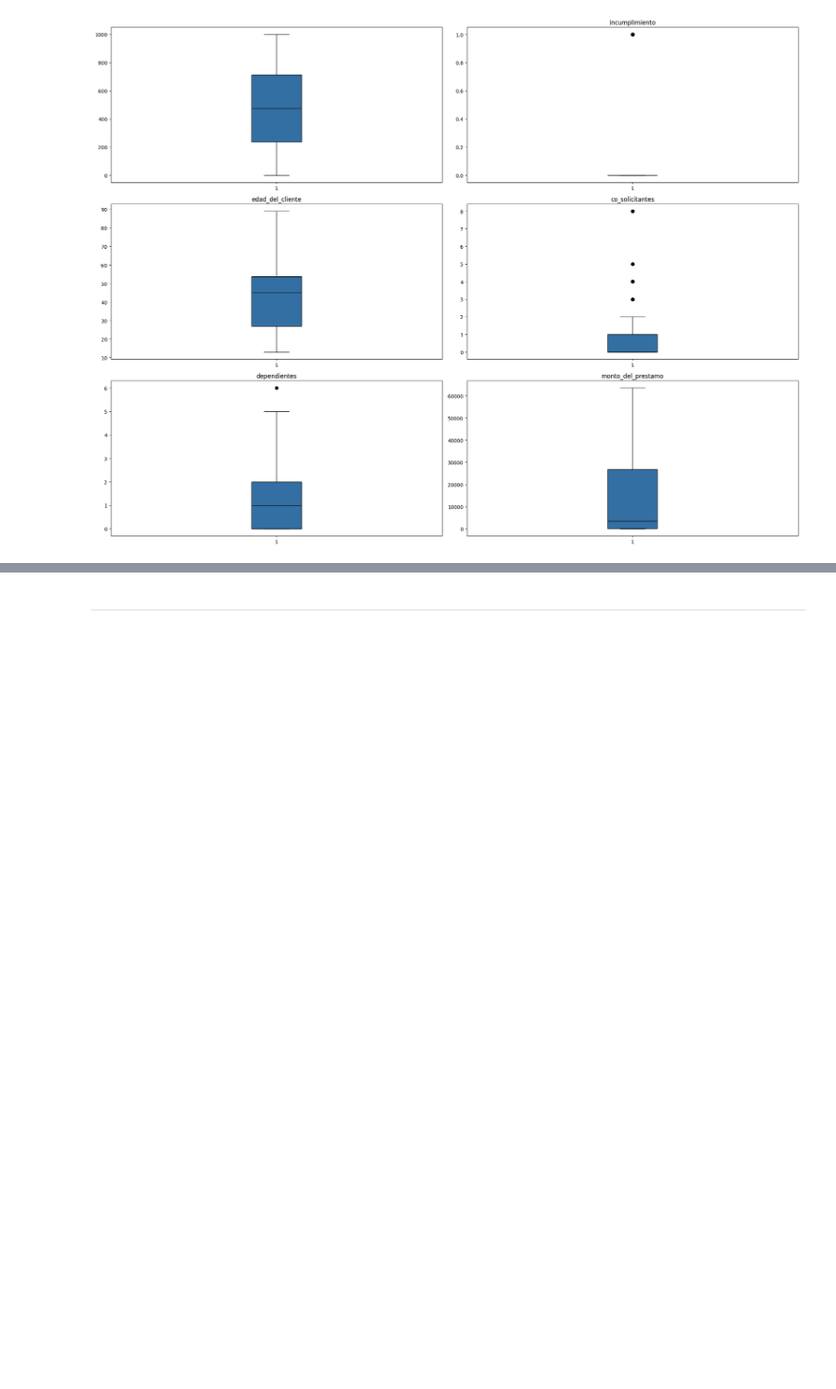
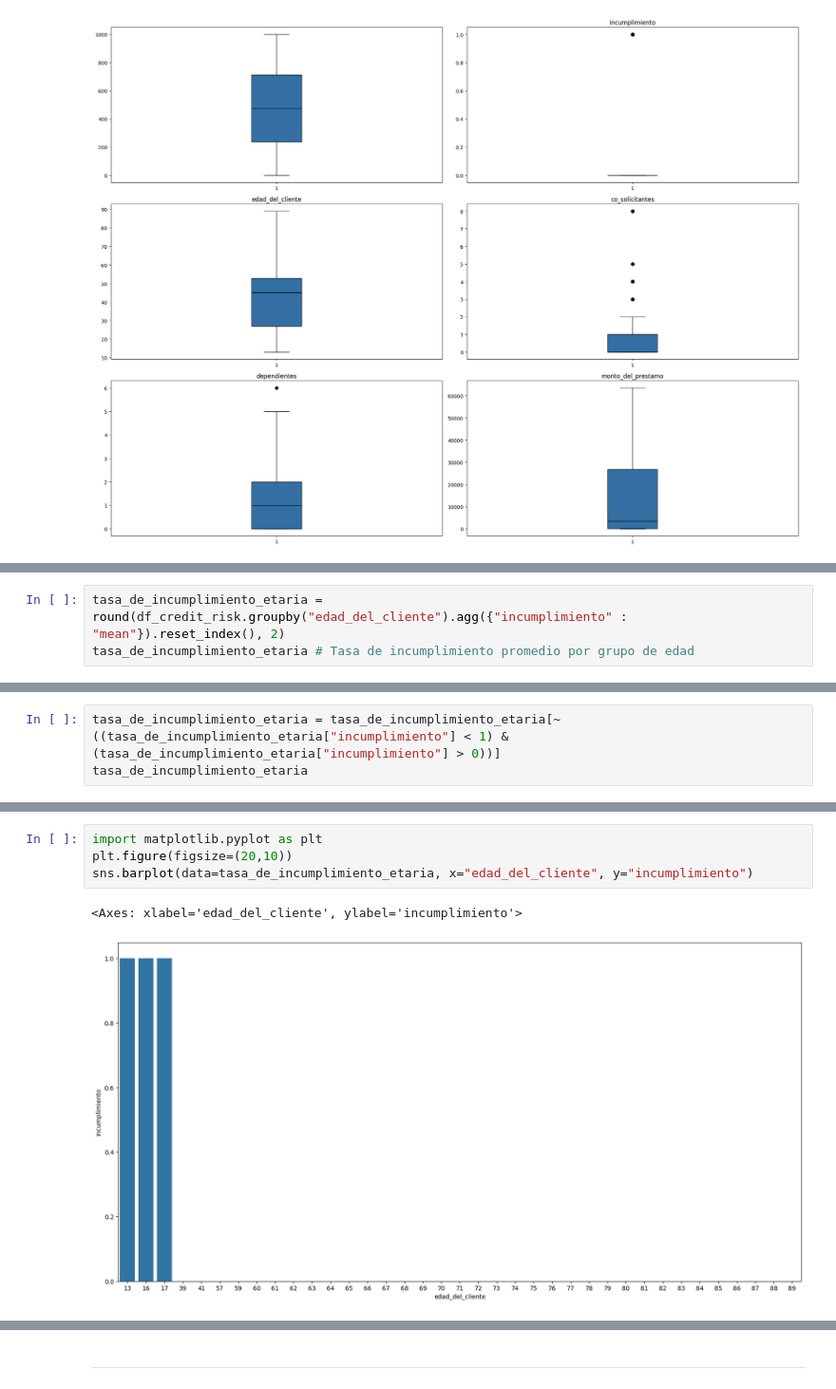
Before and after one commit to lnastri25/POO_UCEMA, a Jupyter notebook: modelos_segundo_parcial/credit_risk/exploracion_modelo.ipynb, the cells around one changed output, grey strips where cells are left out. Shown at 95% size. Cells and saved outputs as stored; diff of their text form; blank space fills up the shorter version.

Commit message:
riesgo crediticio

```diff
--- a/modelos_segundo_parcial/credit_risk/exploracion_modelo.ipynb
+++ b/modelos_segundo_parcial/credit_risk/exploracion_modelo.ipynb
@@ -170,0 +174,3 @@ plot_outliers(df_credit_risk)
+# %%
+tasa_de_incumplimiento_etaria = round(df_credit_risk.groupby("edad_del_cliente").agg({"incumplimiento" : "mean"}).reset_index(), 2)
+tasa_de_incumplimiento_etaria # Tasa de incumplimiento promedio por grupo de edad
@@ -170,0 +227,3 @@ plot_outliers(df_credit_risk)
+# %%
+tasa_de_incumplimiento_etaria = tasa_de_incumplimiento_etaria[~((tasa_de_incumplimiento_etaria["incumplimiento"] < 1) & (tasa_de_incumplimiento_etaria["incumplimiento"] > 0))]
+tasa_de_incumplimiento_etaria
@@ -170,0 +275,7 @@ plot_outliers(df_credit_risk)
+# %%
+import matplotlib.pyplot as plt
+plt.figure(figsize=(20,10))
+sns.barplot(data=tasa_de_incumplimiento_etaria, x="edad_del_cliente", y="incumplimiento")
+# %% [output]
+<Axes: xlabel='edad_del_cliente', ylabel='incumplimiento'>
+[figure, added]
```
Also changed, not shown: parts of 36 cells of this notebook, 2 other files.
